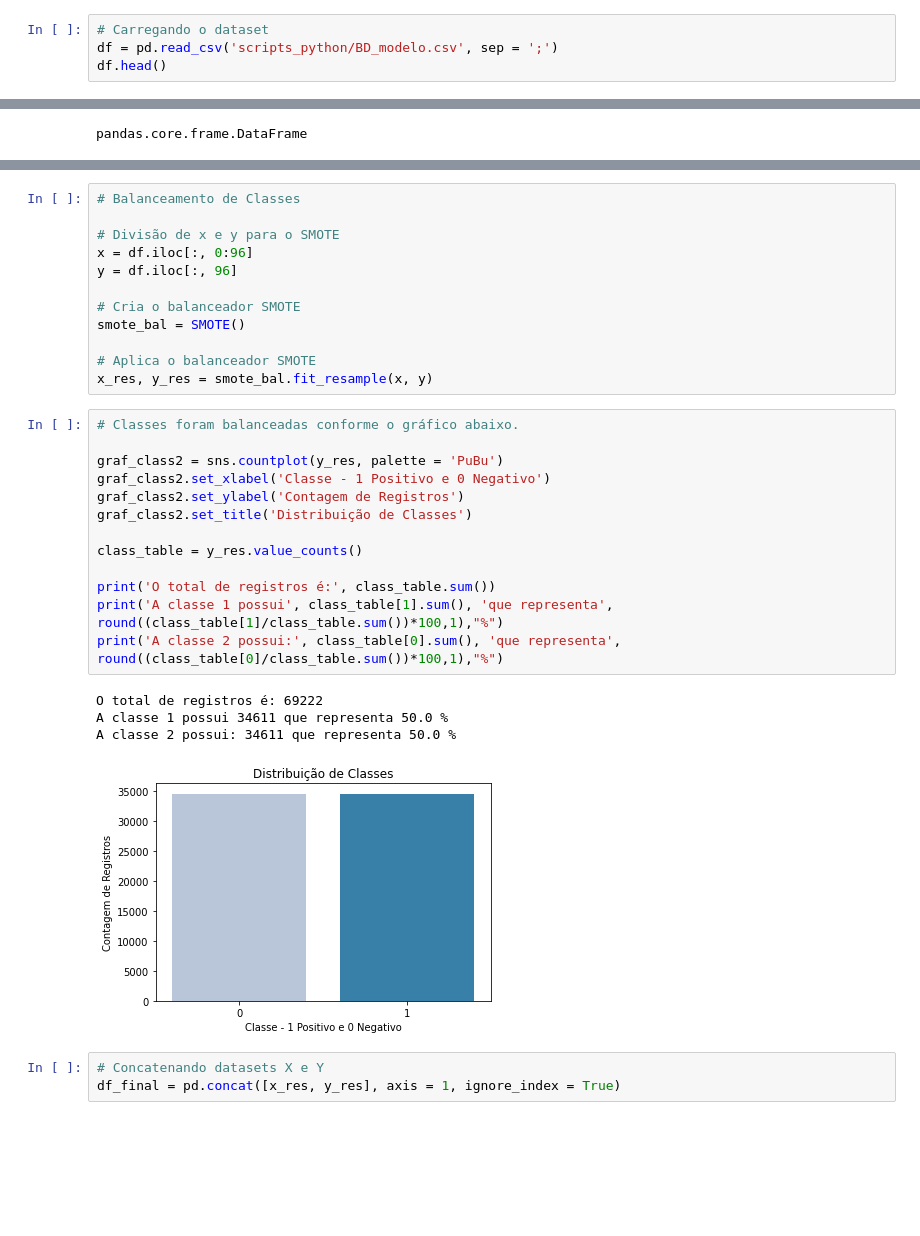
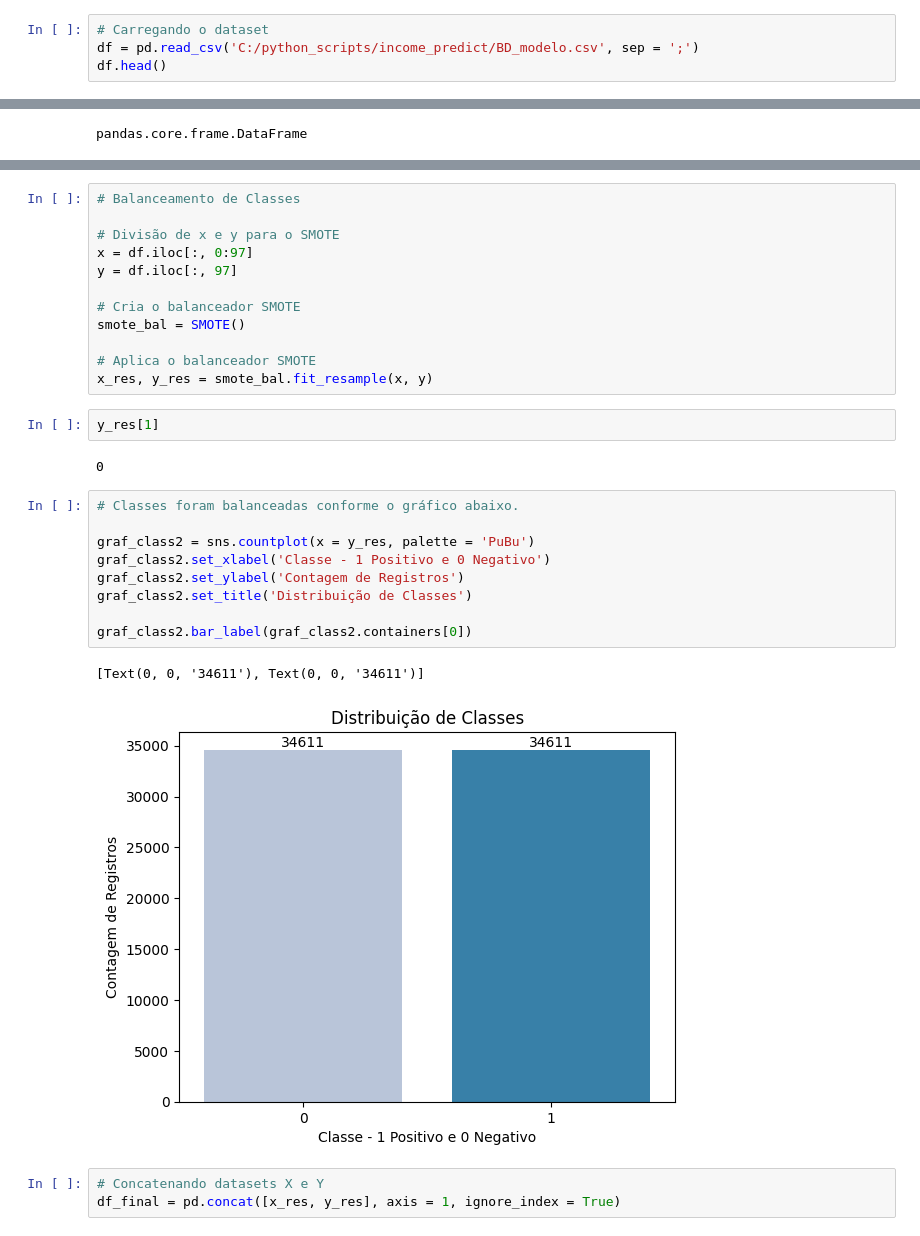
Before and after one commit to marcosmorais94/income_data_science, a Jupyter notebook: balanceamento_classes.ipynb, the cells around one changed output, grey strips where cells are left out. Drawn from its saved outputs; the diff is of its cells as text; blank space fills up the shorter version.

```diff
--- a/balanceamento_classes.ipynb
+++ b/balanceamento_classes.ipynb
@@ -13,7 +13,7 @@ warnings.filterwarnings('ignore')
 %matplotlib inline
 # %%
 # Carregando o dataset
-df = pd.read_csv('scripts_python/BD_modelo.csv', sep = ';')
+df = pd.read_csv('C:/python_scripts/income_predict/BD_modelo.csv', sep = ';')
 df.head()
 # %% [output]
 |  | age | workclass.Local.gov | workclass.Private | workclass.Self.emp.inc | workclass.Self.emp.not.inc | ... |
@@ -66,32 +66,30 @@ A classe 2 possui: 34611 que representa 75.2 %
 # Balanceamento de Classes
 
 # Divisão de x e y para o SMOTE
-x = df.iloc[:, 0:96]
-y = df.iloc[:, 96]
+x = df.iloc[:, 0:97]
+y = df.iloc[:, 97]
 
 # Cria o balanceador SMOTE
 smote_bal = SMOTE()
 
 # Aplica o balanceador SMOTE
 x_res, y_res = smote_bal.fit_resample(x, y)
+# %%
+y_res[1]
+# %% [output]
+0
 # %%
 # Classes foram balanceadas conforme o gráfico abaixo.
 
-graf_class2 = sns.countplot(y_res, palette = 'PuBu')
+graf_class2 = sns.countplot(x = y_res, palette = 'PuBu')
 graf_class2.set_xlabel('Classe - 1 Positivo e 0 Negativo')
 graf_class2.set_ylabel('Contagem de Registros')
 graf_class2.set_title('Distribuição de Classes')
 
-class_table = y_res.value_counts()
-
-print('O total de registros é:', class_table.sum())
-print('A classe 1 possui', class_table[1].sum(), 'que representa', round((class_table[1]/class_table.sum())*100,1),"%")
-print('A classe 2 possui:', class_table[0].sum(), 'que representa', round((class_table[0]/class_table.sum())*100,1),"%")
+graf_class2.bar_label(graf_class2.containers[0])
 # %% [output]
-O total de registros é: 69222
-A classe 1 possui 34611 que representa 50.0 %
-A classe 2 possui: 34611 que representa 50.0 %
+[Text(0, 0, '34611'), Text(0, 0, '34611')]
-[figure, old version]
+[figure, new version]
 # %%
 # Concatenando datasets X e Y
 df_final = pd.concat([x_res, y_res], axis = 1, ignore_index = True)
```
Also changed, not shown: parts of 4 cells of this notebook.
